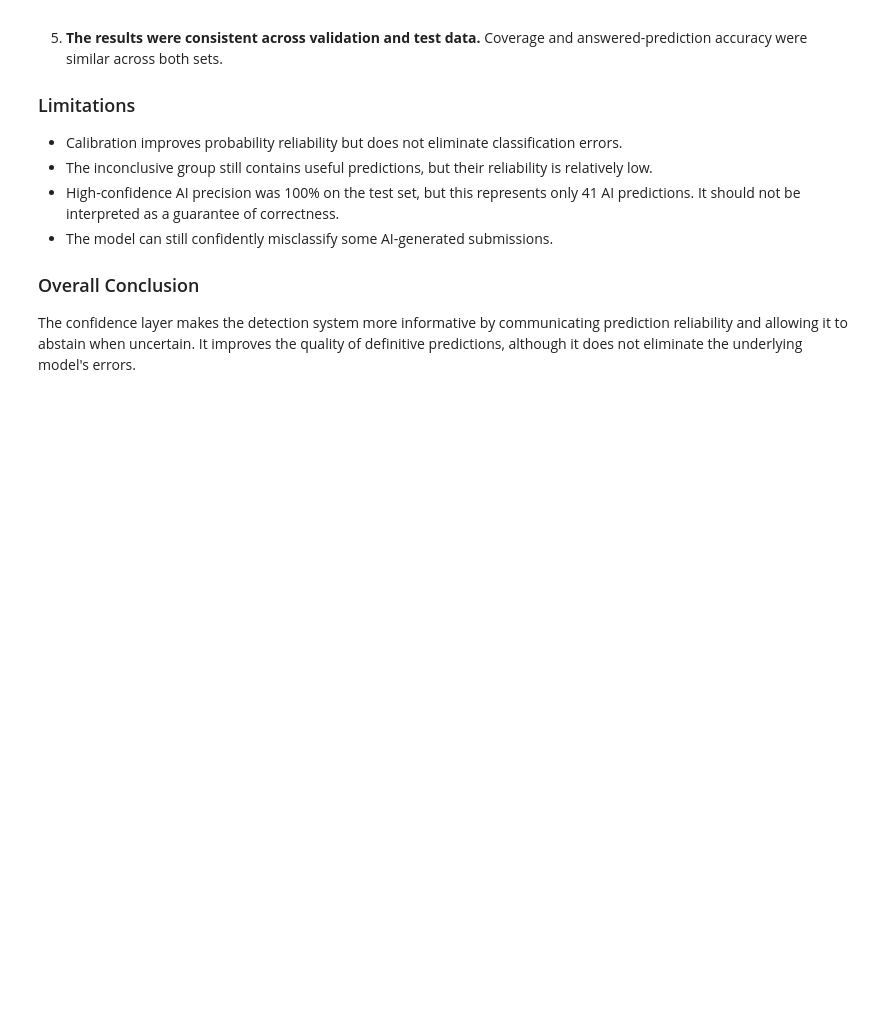
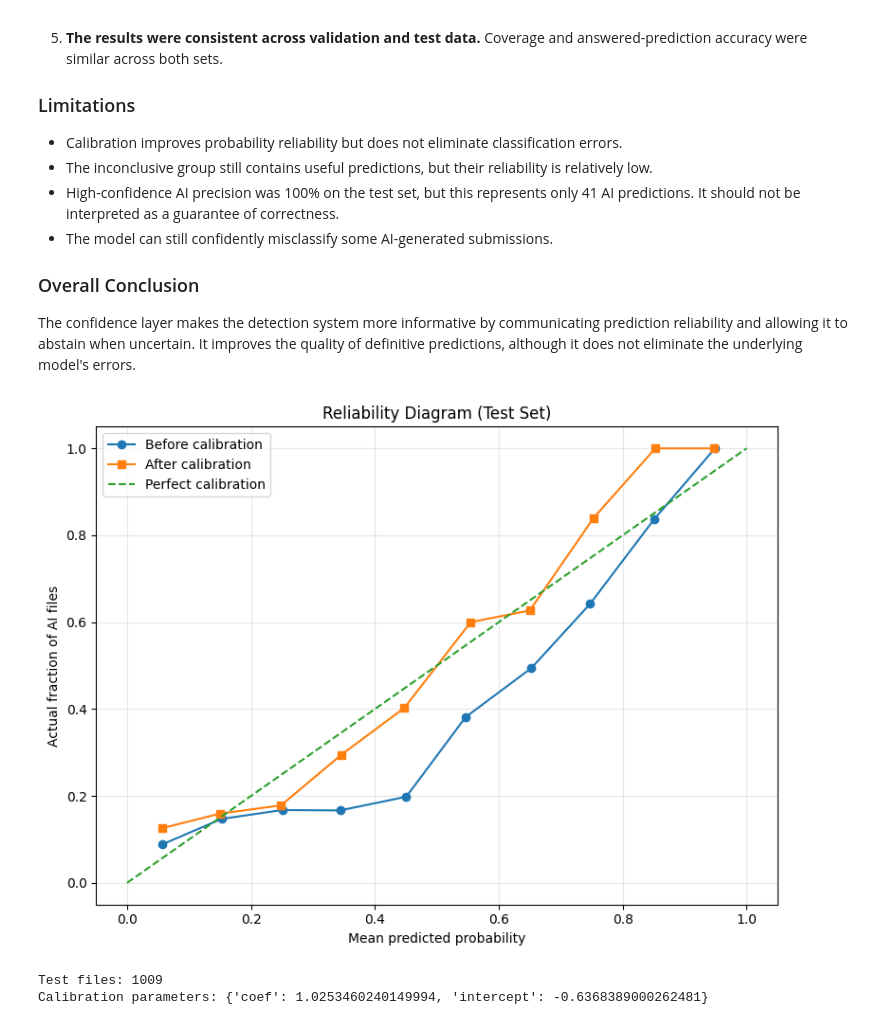
Before and after one commit to nadayoo/WhoWroteIt-, a Jupyter notebook: notebooks/06_confidence_evaluation.ipynb, the cells around one changed output. Cells and saved outputs as stored; diff of their text form; code cells hidden in the pictures; blank space fills up the shorter version.

```diff
--- a/notebooks/06_confidence_evaluation.ipynb
+++ b/notebooks/06_confidence_evaluation.ipynb
@@ -230,3 +234,83 @@ The confidence evaluation produced the following findings:
 ### Overall Conclusion
 
 The confidence layer makes the detection system more informative by communicating prediction reliability and allowing it to abstain when uncertain. It improves the quality of definitive predictions, although it does not eliminate the underlying model's errors.
+# %%
+
+
+import pandas as pd
+import numpy as np
+import matplotlib.pyplot as plt
+import json
+from pathlib import Path
+from sklearn.calibration import calibration_curve
+
+# Locate the project root automatically
+ROOT = Path.cwd()
+
+if ROOT.name == "notebooks":
+    ROOT = ROOT.parent
+
+# Load saved predictions and calibration parameters
+preds = pd.read_parquet(ROOT / "results" / "preds_feat_xgb.parquet")
+test = preds[preds["split"] == "test"].copy()
+
+with open(ROOT / "models" / "calibration.json") as f:
+    cal = json.load(f)
+
+# Reproduce the exact Platt scaling used in confidence.py
+EPS = 1e-6
+
+def logit(p):
+    p = np.clip(np.asarray(p, dtype=float), EPS, 1 - EPS)
+    return np.log(p / (1 - p))
+
+def apply_platt(scores):
+    z = cal["coef"] * logit(scores) + cal["intercept"]
+    return 1.0 / (1.0 + np.exp(-z))
+
+# Raw and calibrated probabilities
+y_true = test["y_true"].to_numpy()
+p_raw = test["y_score"].to_numpy()
+p_cal = apply_platt(p_raw)
+
+# Calculate reliability curves using 10 uniform bins
+actual_raw, predicted_raw = calibration_curve(
+    y_true, p_raw, n_bins=10, strategy="uniform"
+)
+
+actual_cal, predicted_cal = calibration_curve(
+    y_true, p_cal, n_bins=10, strategy="uniform"
+)
+
+# Plot
+plt.figure(figsize=(8, 6))
+
+plt.plot(
+    predicted_raw, actual_raw,
+    marker="o", label="Before calibration"
+)
+
+plt.plot(
+    predicted_cal, actual_cal,
+    marker="s", label="After calibration"
+)
+
+plt.plot(
+    [0, 1], [0, 1],
+    linestyle="--", label="Perfect calibration"
+)
+
+plt.xlabel("Mean predicted probability")
+plt.ylabel("Actual fraction of AI files")
+plt.title("Reliability Diagram (Test Set)")
+plt.legend()
+plt.grid(alpha=0.3)
+plt.tight_layout()
+plt.show()
+
+print("Test files:", len(test))
+print("Calibration parameters:", cal)
+# %% [output]
+[figure, added]
+Test files: 1009
+Calibration parameters: {'coef': 1.0253460240149994, 'intercept': -0.6368389000262481}
```
Also changed, not shown: parts of 7 cells of this notebook, 6 other files.
